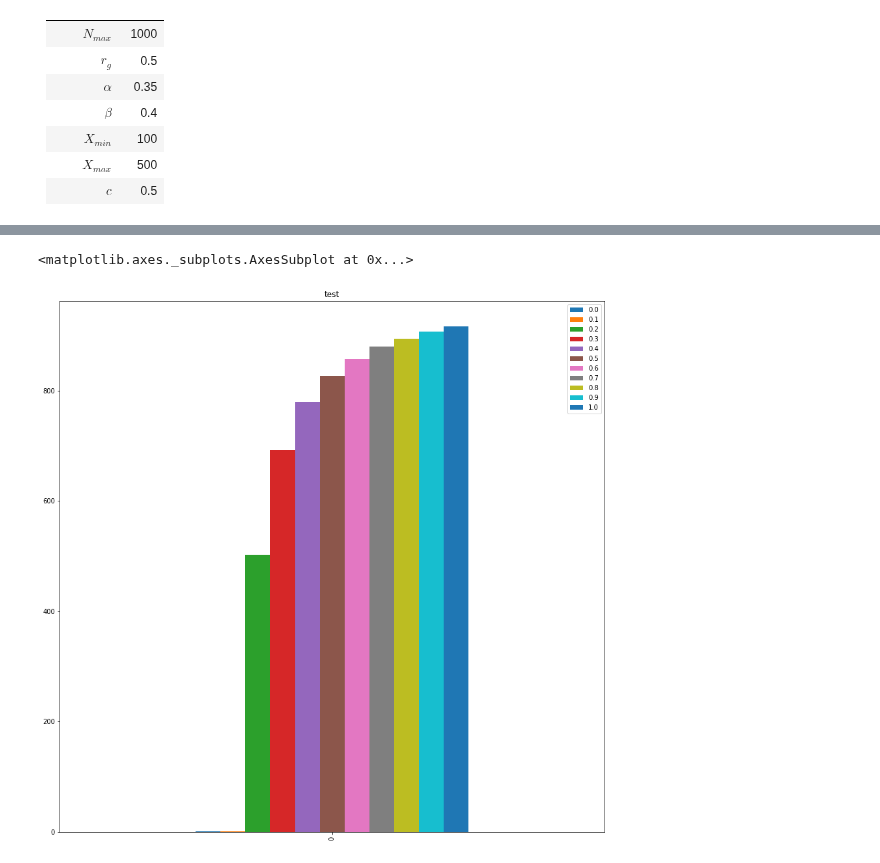
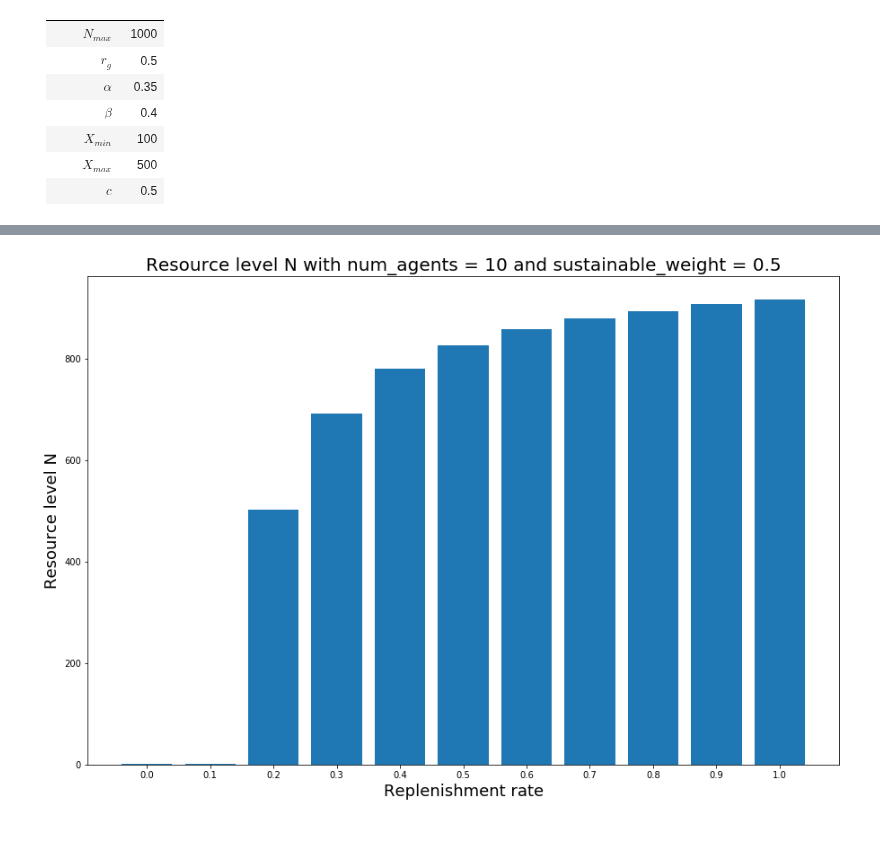
Before and after one commit to zhouker94/Multi-Agent-DRL, a Jupyter notebook: analysis.ipynb, the cells around one changed output, grey strips where cells are left out. Drawn from its saved outputs; the diff is of its cells as text; code cells hidden in the pictures; blank space fills up the shorter version.

Commit message:
add rg plot

```diff
--- a/analysis.ipynb
+++ b/analysis.ipynb
@@ -122,19 +122,23 @@ Text(0.5,1,'Resource level N')
 # %%
 log_dir = "log/agent_model/_0.5_10/"
 file_list = sorted(os.listdir(log_dir))[:11]
-# fig = plt.figure(num=None, figsize=(15, 15))
+fig = plt.figure(num=None, figsize=(15, 10))
 
-re_list = []
-legends = []
+rl_list = []
+r = []
 for dir_name in file_list:
-    legends.append(dir_name.split("_")[0])
+    r.append(dir_name.split("_")[0])
     file_name = log_dir + dir_name
     df = pd.read_csv(file_name, header=None)
     df.columns = ["r"]
-    re_list.append(int(df.iloc[-1:]["r"]))
+    rl_list.append(int(df.iloc[-1:]["r"]))
 
-df = pd.DataFrame(re_list, index=legends)
-df.T.plot.bar(figsize=(15, 15), title="Resource level N against replenishment_rate")
+ind = np.arange(len(r))
+plt.bar(ind, rl_list)
+plt.xticks(ind, r)
+plt.ylabel('Resource level N', fontsize=18)
+plt.xlabel('Replenishment rate', fontsize=18)
+plt.title("Resource level N with num_agents = 10 and sustainable_weight = 0.5", fontsize=20)
+plt.show()
 # %% [output]
-<matplotlib.axes._subplots.AxesSubplot at 0x...>
-[figure, old version]
+[figure, new version]
```
Also changed, not shown: parts of 4 cells of this notebook.
